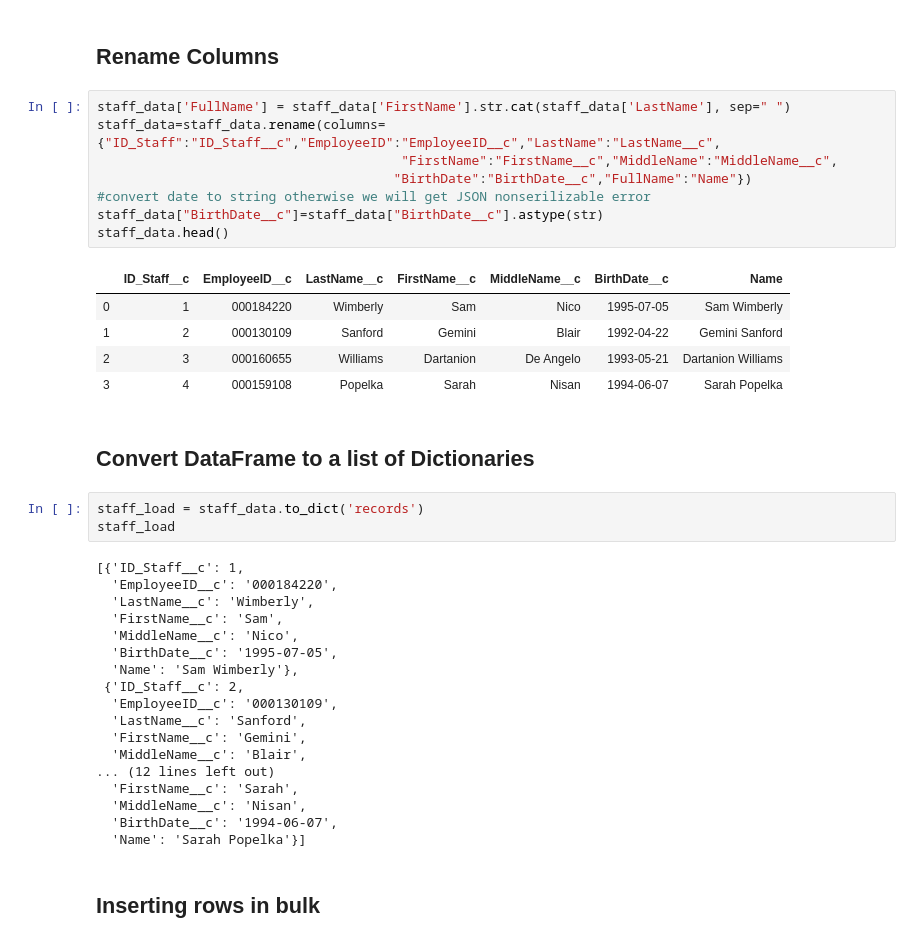
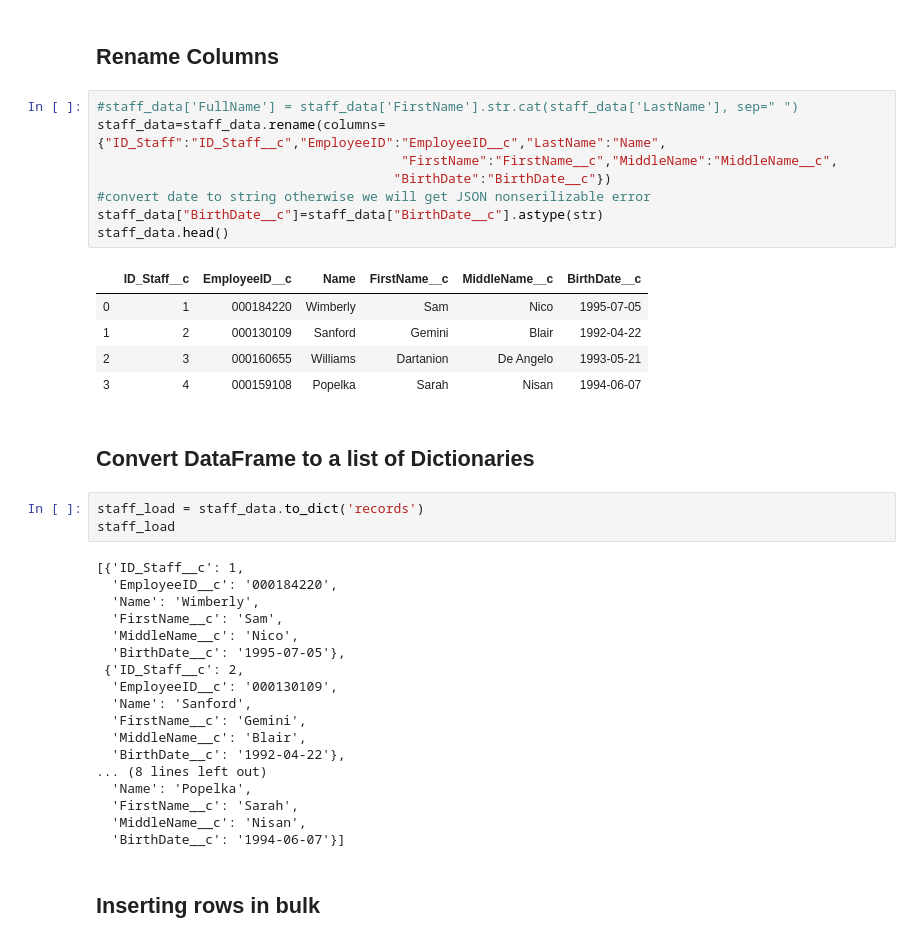
Before and after one commit to clemiblac/ETL_Project, a Jupyter notebook: ETL_Staff+StaffAssignment.ipynb, the cells around one changed output. Saved outputs shown, nothing was run; the diff lists cells and outputs as text.

```diff
--- a/ETL_Staff+StaffAssignment.ipynb
+++ b/ETL_Staff+StaffAssignment.ipynb
@@ -50,19 +50,19 @@ staff_data.head(5)
 # %% [markdown]
 ## Rename Columns
 # %%
-staff_data['FullName'] = staff_data['FirstName'].str.cat(staff_data['LastName'], sep=" ")
-staff_data=staff_data.rename(columns={"ID_Staff":"ID_Staff__c","EmployeeID":"EmployeeID__c","LastName":"LastName__c",
+#staff_data['FullName'] = staff_data['FirstName'].str.cat(staff_data['LastName'], sep=" ")
+staff_data=staff_data.rename(columns={"ID_Staff":"ID_Staff__c","EmployeeID":"EmployeeID__c","LastName":"Name",
                                        "FirstName":"FirstName__c","MiddleName":"MiddleName__c",
-                                      "BirthDate":"BirthDate__c","FullName":"Name"})
+                                      "BirthDate":"BirthDate__c"})
 #convert date to string otherwise we will get JSON nonserilizable error
 staff_data["BirthDate__c"]=staff_data["BirthDate__c"].astype(str)
 staff_data.head()
 # %% [output]
-|  | ID_Staff__c | EmployeeID__c | LastName__c | FirstName__c | MiddleName__c | BirthDate__c | Name |
-| 0 | 1 | 000184220 | Wimberly | Sam | Nico | 1995-07-05 | Sam Wimberly |
-| 1 | 2 | 000130109 | Sanford | Gemini | Blair | 1992-04-22 | Gemini Sanford |
-| 2 | 3 | 000160655 | Williams | Dartanion | De Angelo | 1993-05-21 | Dartanion Williams |
-| 3 | 4 | 000159108 | Popelka | Sarah | Nisan | 1994-06-07 | Sarah Popelka |
+|  | ID_Staff__c | EmployeeID__c | Name | FirstName__c | MiddleName__c | BirthDate__c |
+| 0 | 1 | 000184220 | Wimberly | Sam | Nico | 1995-07-05 |
+| 1 | 2 | 000130109 | Sanford | Gemini | Blair | 1992-04-22 |
+| 2 | 3 | 000160655 | Williams | Dartanion | De Angelo | 1993-05-21 |
+| 3 | 4 | 000159108 | Popelka | Sarah | Nisan | 1994-06-07 |
 # %% [markdown]
 ## Convert DataFrame to a list of Dictionaries
 # %%
@@ -71,21 +71,21 @@ staff_load
 # %% [output]
 [{'ID_Staff__c': 1,
   'EmployeeID__c': '000184220',
-  'LastName__c': 'Wimberly',
+  'Name': 'Wimberly',
   'FirstName__c': 'Sam',
   'MiddleName__c': 'Nico',
-  'BirthDate__c': '1995-07-05',
-  'Name': 'Sam Wimberly'},
+  'BirthDate__c': '1995-07-05'},
  {'ID_Staff__c': 2,
   'EmployeeID__c': '000130109',
-  'LastName__c': 'Sanford',
+  'Name': 'Sanford',
   'FirstName__c': 'Gemini',
   'MiddleName__c': 'Blair',
-... (12 lines left out)
+  'BirthDate__c': '1992-04-22'},
+... (8 lines left out)
+  'Name': 'Popelka',
   'FirstName__c': 'Sarah',
   'MiddleName__c': 'Nisan',
-  'BirthDate__c': '1994-06-07',
-  'Name': 'Sarah Popelka'}]
+  'BirthDate__c': '1994-06-07'}]
 # %% [markdown]
 ## Inserting rows in bulk
 # %%
```
Also changed, not shown: parts of 12 cells of this notebook, 2 other files.
